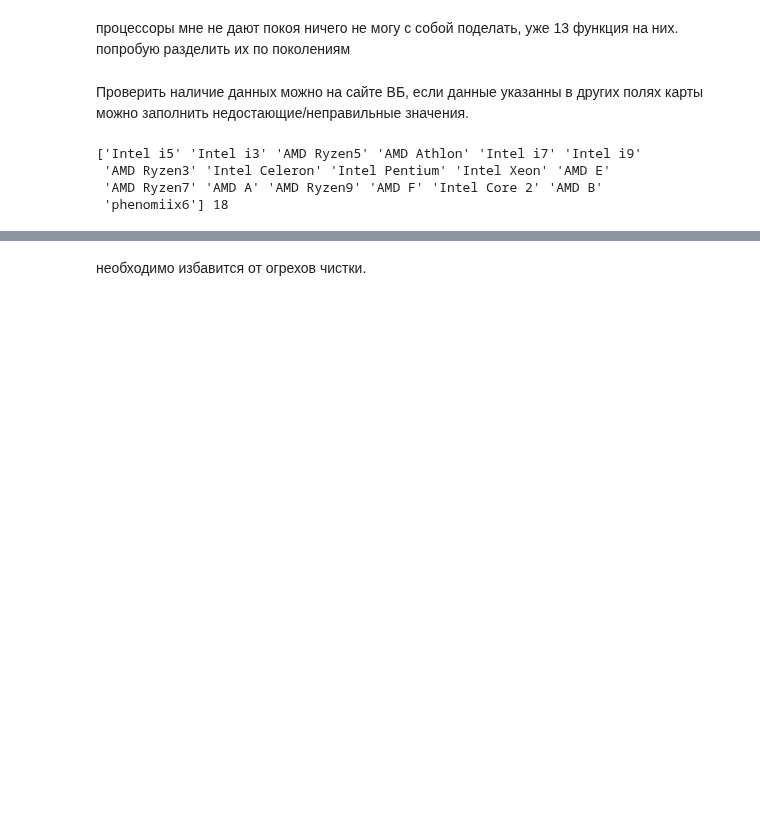
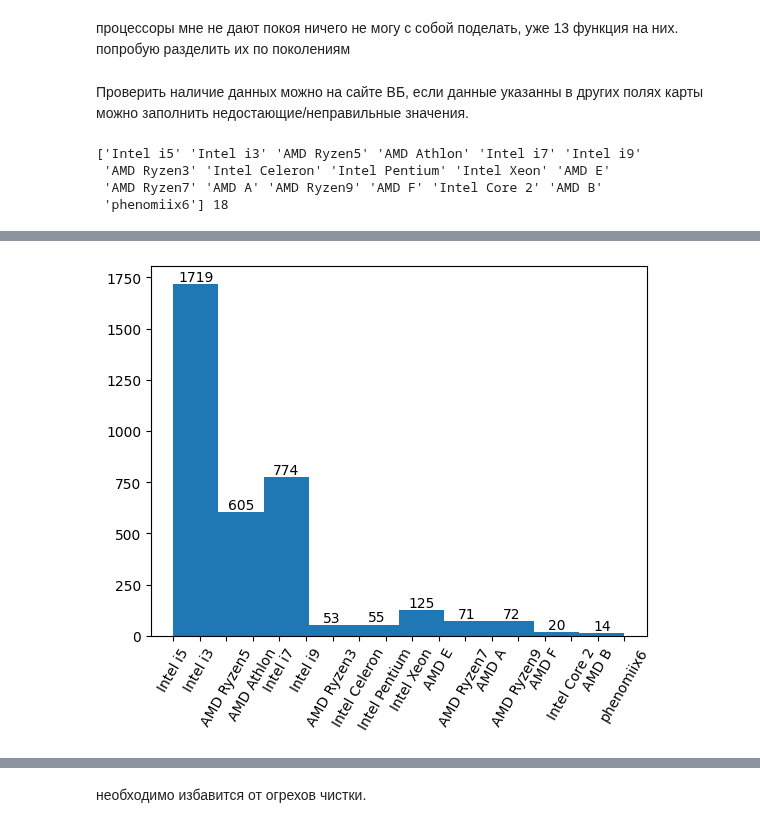
Before and after one commit to EZSib/data_-analytics2023, a Jupyter notebook: practice_eda_Efim.ipynb, the cells around one changed output, grey strips where cells are left out. Cells and saved outputs as stored; diff of their text form; code cells hidden in the pictures; blank space fills up the shorter version.

```diff
--- a/practice_eda_Efim.ipynb
+++ b/practice_eda_Efim.ipynb
@@ -669,0 +693,7 @@ print(ds['Процессор'].unique(), len(ds['Процессор'].unique()))
+# %%
+counts, edges, bars = plt.hist(ds['Процессор'])
+plt.xticks(rotation= 60)
+plt.bar_label(bars)
+plt.show()
+# %% [output]
+[figure, added]
```
Also changed, not shown: parts of 8 cells of this notebook.
